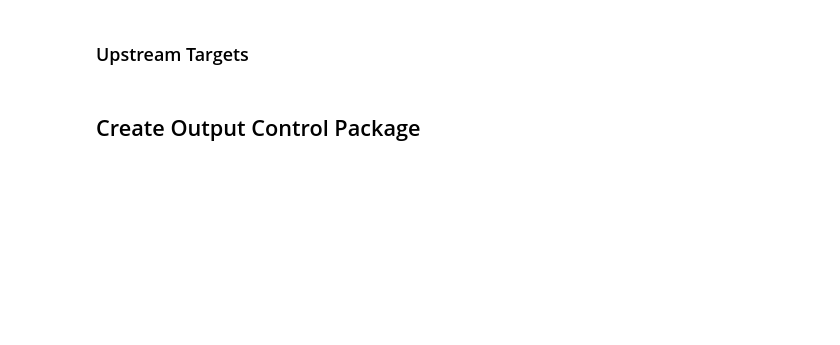
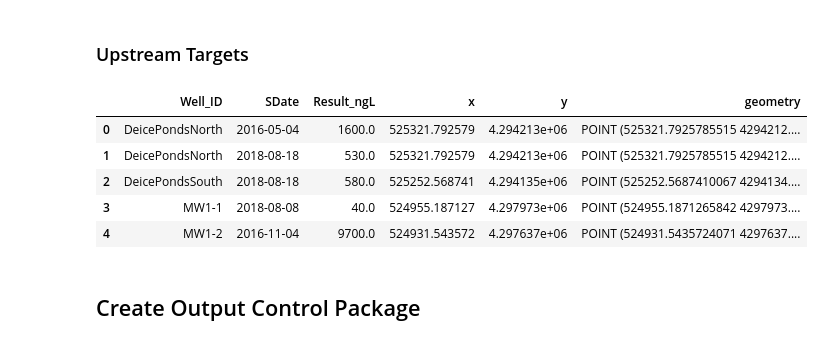
Before and after one commit to jackplogan33/peterson-modflow, a Jupyter notebook: notebooks/02-transport-model.ipynb, the cells around one changed output. Drawn from its saved outputs; the diff is of its cells as text; code cells hidden in the pictures; blank space fills up the shorter version.

```diff
--- a/notebooks/02-transport-model.ipynb
+++ b/notebooks/02-transport-model.ipynb
@@ -375,2 +365,12 @@ WARNING: Package with name obs_pfos already exists. Replacing existing package.
 # %% [markdown]
 ### Upstream Targets
+# %%
+df = pd.read_csv('../input-files/data-files/tran-PFOS-targets.csv')
+df.head()
+# %% [output]
+|  | Well_ID | SDate | Result_ngL | x | y | geometry |
+| 0 | DeicePondsNorth | 2016-05-04 | 1600.0 | 525321.792579 | 4.294213e+06 | POINT (525321.7925785515 4294212.... |
+| 1 | DeicePondsNorth | 2018-08-18 | 530.0 | 525321.792579 | 4.294213e+06 | POINT (525321.7925785515 4294212.... |
+| 2 | DeicePondsSouth | 2018-08-18 | 580.0 | 525252.568741 | 4.294135e+06 | POINT (525252.5687410067 4294134.... |
+| 3 | MW1-1 | 2018-08-08 | 40.0 | 524955.187127 | 4.297973e+06 | POINT (524955.1871265842 4297973.... |
+| 4 | MW1-2 | 2016-11-04 | 9700.0 | 524931.543572 | 4.297637e+06 | POINT (524931.5435724071 4297637.... |
```
Also changed, not shown: parts of 11 cells of this notebook, 3 other files.
